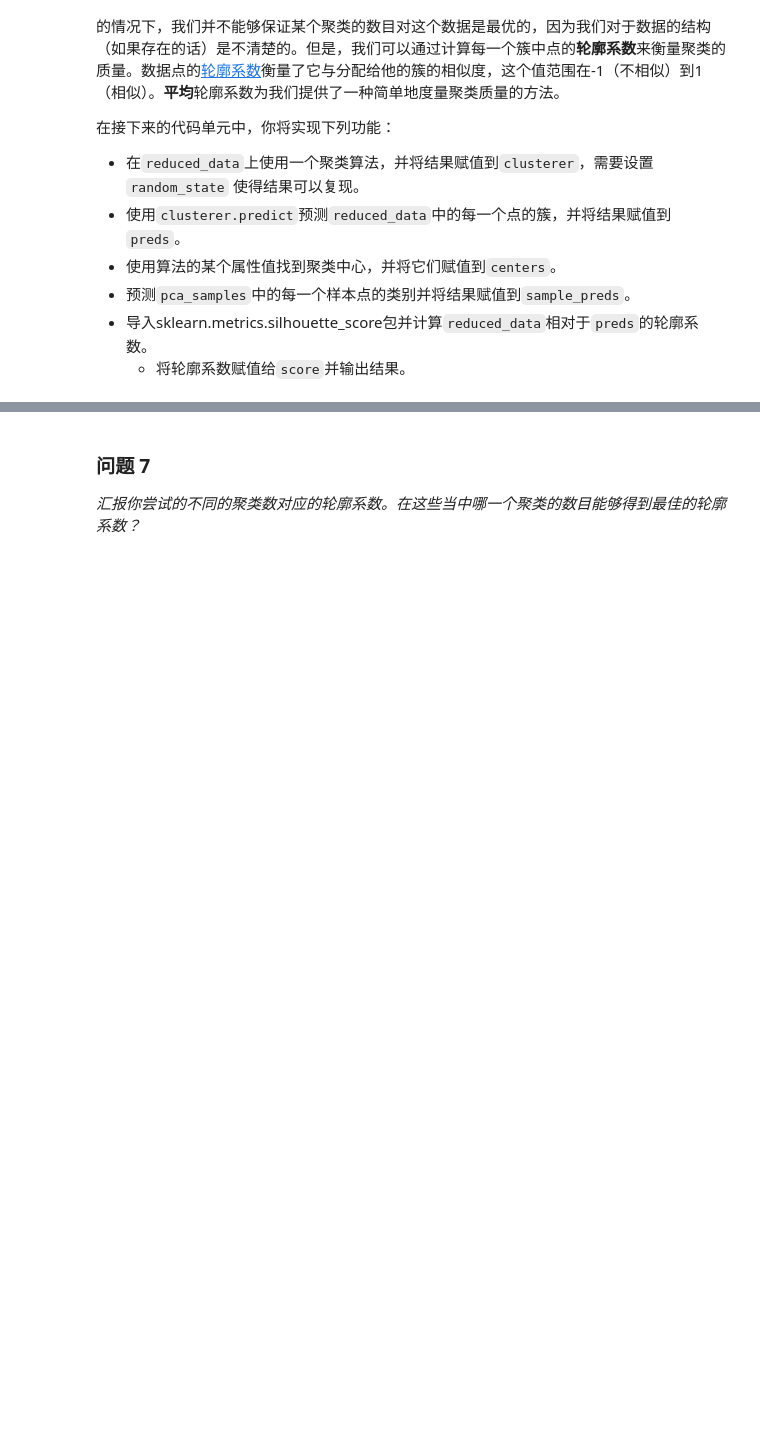
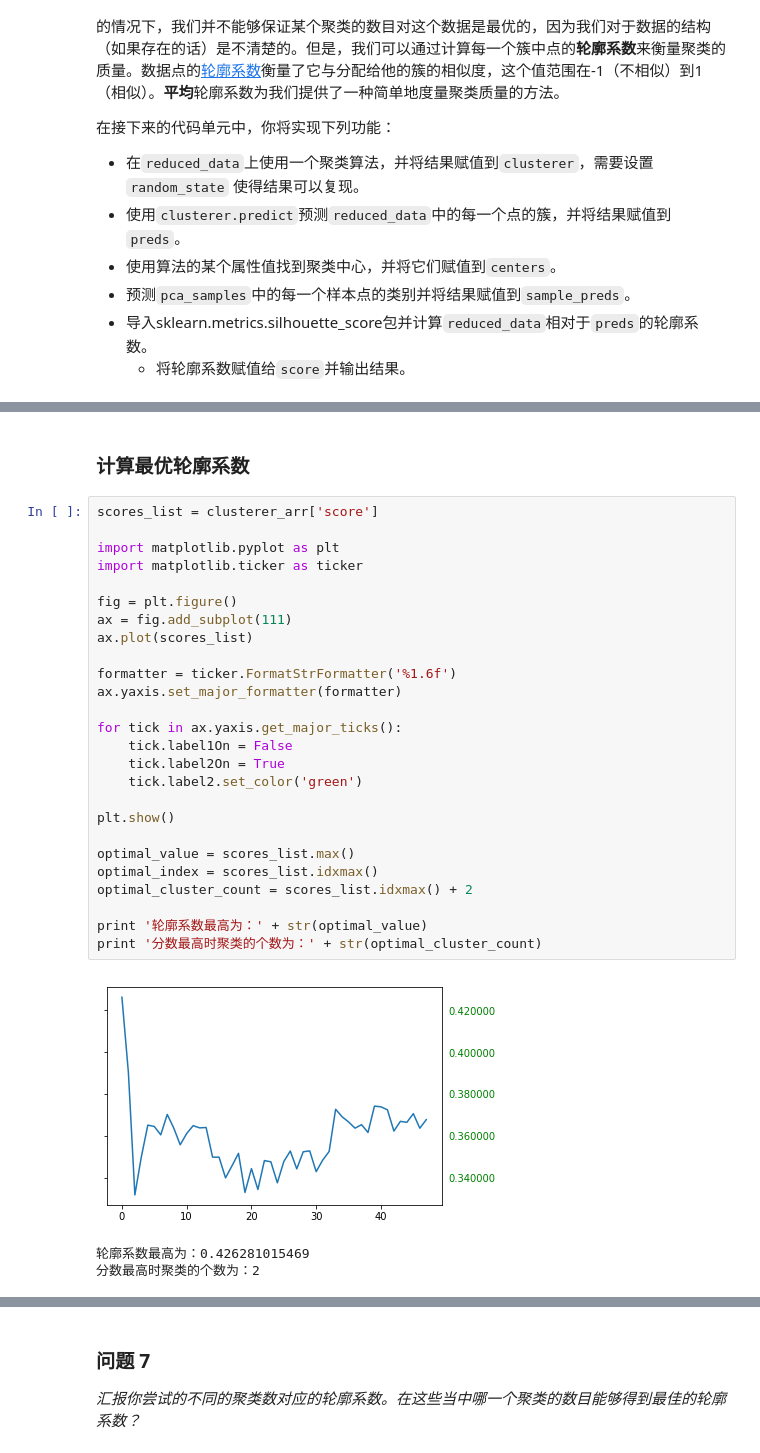
Before and after one commit to StevenHGuo/Unsupervised-Learning, a Jupyter notebook: creating_customer_segments/customer_segments.ipynb, the cells around one changed output, grey strips where cells are left out. Cells and saved outputs as stored; diff of their text form; blank space fills up the shorter version.

```diff
--- a/creating_customer_segments/customer_segments.ipynb
+++ b/creating_customer_segments/customer_segments.ipynb
@@ -444,0 +455,32 @@ print score
+# %% [markdown]
+### 计算最优轮廓系数
+# %%
+scores_list = clusterer_arr['score']
+
+import matplotlib.pyplot as plt
+import matplotlib.ticker as ticker
+
+fig = plt.figure()
+ax = fig.add_subplot(111)
+ax.plot(scores_list)
+
+formatter = ticker.FormatStrFormatter('%1.6f')
+ax.yaxis.set_major_formatter(formatter)
+
+for tick in ax.yaxis.get_major_ticks():
+    tick.label1On = False
+    tick.label2On = True
+    tick.label2.set_color('green')
+
+plt.show()
+
+optimal_value = scores_list.max()
+optimal_index = scores_list.idxmax()
+optimal_cluster_count = scores_list.idxmax() + 2
+
+print '轮廓系数最高为：' + str(optimal_value)
+print '分数最高时聚类的个数为：' + str(optimal_cluster_count)
+# %% [output]
+[figure, added]
+轮廓系数最高为：0.426281015469
+分数最高时聚类的个数为：2
```
Also changed, not shown: parts of 18 cells of this notebook.
